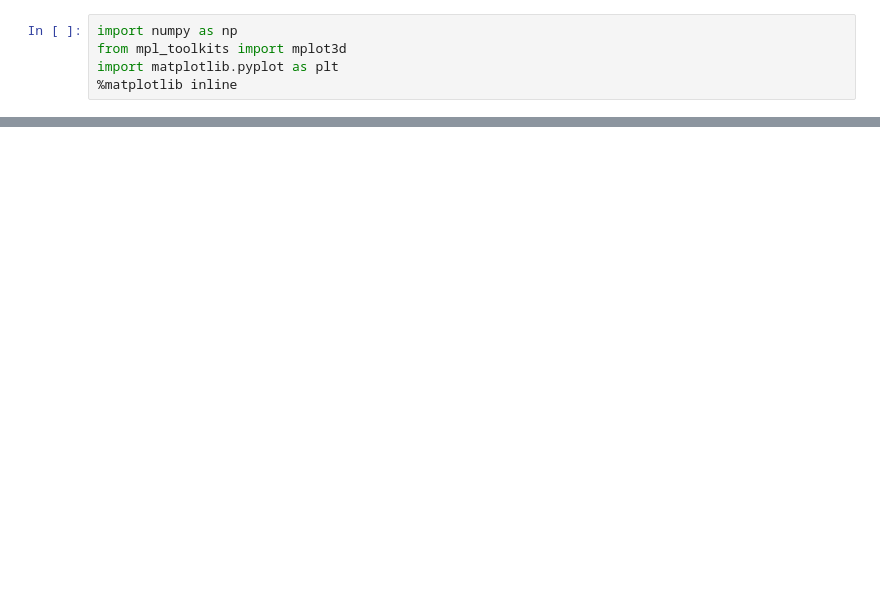
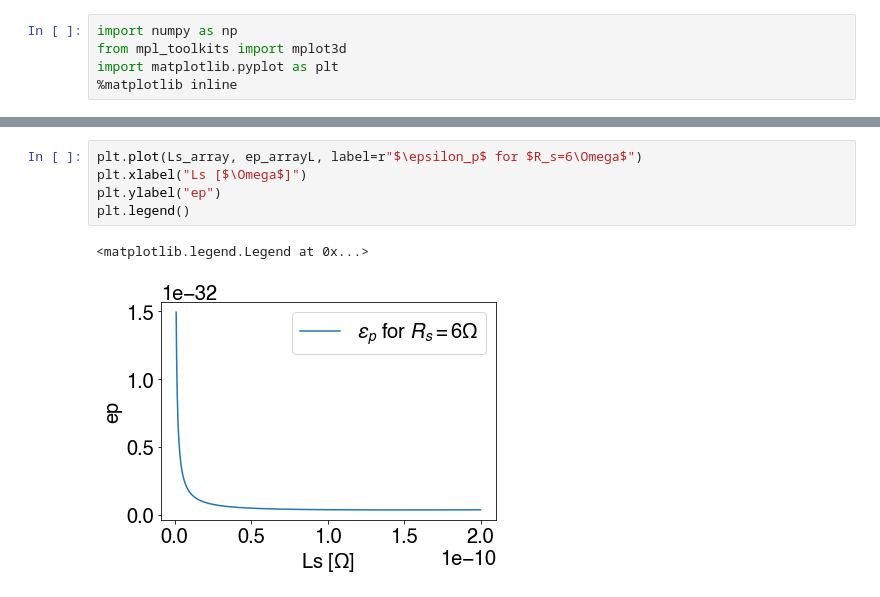
Before and after one commit to nkahne/Master-Thesis, a Jupyter notebook: Python/Bestimmung von Rs .ipynb, the cells around one changed output, grey strips where cells are left out. Cells and saved outputs as stored; diff of their text form; blank space fills up the shorter version.

```diff
--- a/Python/Bestimmung von Rs .ipynb
+++ b/Python/Bestimmung von Rs .ipynb
@@ -50 +51,9 @@ betaC(6.3)
+# %%
+plt.plot(Ls_array, ep_arrayL, label=r"$\epsilon_p$ for $R_s=6\Omega$")
+plt.xlabel("Ls [$\Omega$]")
+plt.ylabel("ep")
+plt.legend()
+# %% [output]
+<matplotlib.legend.Legend at 0x...>
+[figure, added]
 # %%
```
Also changed, not shown: parts of 10 cells of this notebook, 14 other files.
